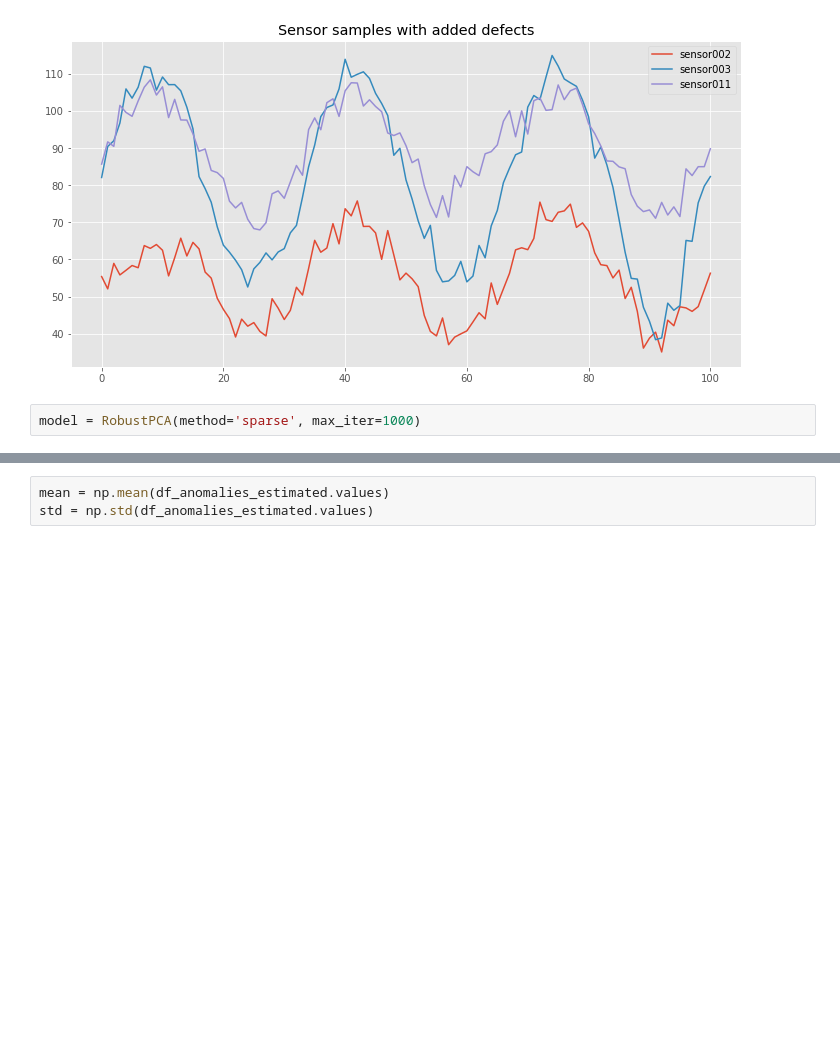
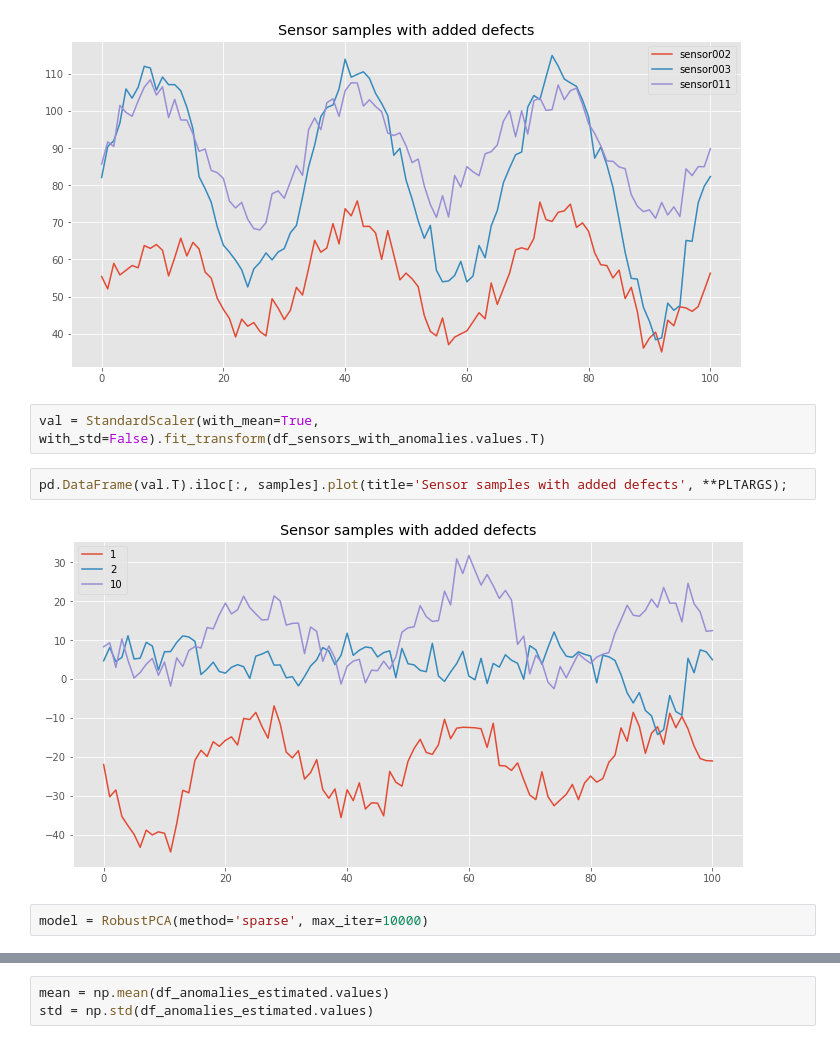
Before and after one commit to sebastianmarkow/blog-appendix, a Jupyter notebook: outlier-detection-with-rpca/anomaly-detection-on-time-series-via-rpca.ipynb, the cells around one changed output, grey strips where cells are left out. Saved outputs shown, nothing was run; the diff lists cells and outputs as text; blank space fills up the shorter version.

```diff
--- a/outlier-detection-rpca/anomaly-detection-on-time-series-via-rpca.ipynb
+++ b/outlier-detection-with-rpca/anomaly-detection-on-time-series-via-rpca.ipynb
@@ -487,8 +494,14 @@ df_sensors_with_anomalies = df_sensors + df_anomalies
 df_sensors_with_anomalies.iloc[:, samples].plot(title='Sensor samples with added defects', **PLTARGS);
 # %% [output]
 [figure]
+# %%
+val = StandardScaler(with_mean=True, with_std=False).fit_transform(df_sensors_with_anomalies.values.T)
+# %%
+pd.DataFrame(val.T).iloc[:, samples].plot(title='Sensor samples with added defects', **PLTARGS);
+# %% [output]
+[figure, added]
 # %%
-model = RobustPCA(method='sparse', max_iter=1000)
+model = RobustPCA(method='sparse', max_iter=10000)
 # %%
 %%time
 
```
Also changed, not shown: parts of 12 cells of this notebook, 15 other files.
